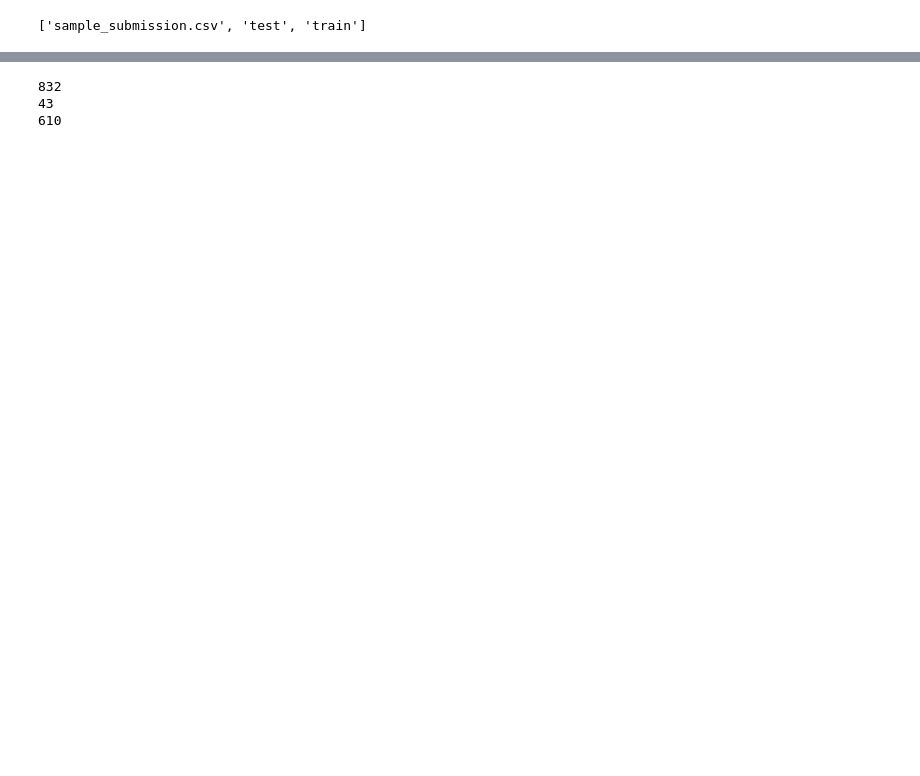
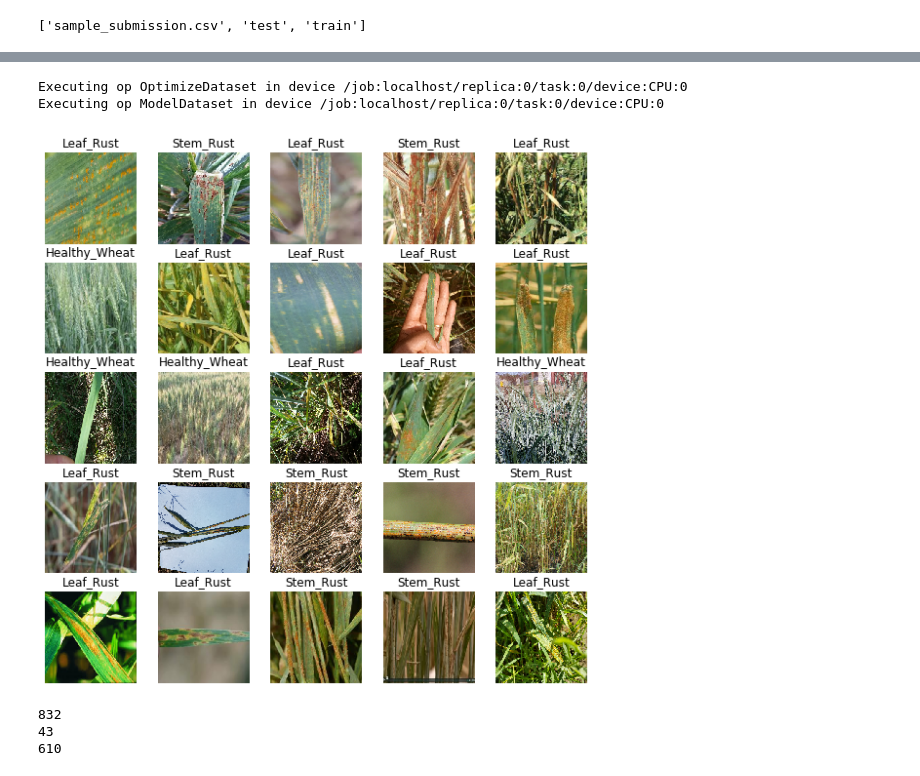
Before and after one commit to johnjdailey/iclr-cv4a-challenge1, a Jupyter notebook: notebooks/scrapbook.ipynb, the cells around one changed output, grey strips where cells are left out. Cells and saved outputs as stored; diff of their text form; code cells hidden in the pictures; blank space fills up the shorter version.

Commit message:
class wrapper data loader

```diff
--- a/notebooks/scrapbook.ipynb
+++ b/notebooks/scrapbook.ipynb
@@ -17,3 +27,5 @@ data_dir = "../data"
 os.listdir(data_dir)
 # %% [output]
 ['sample_submission.csv', 'test', 'train']
+# %%
+dataloader = DataLoader(data_dir)
@@ -19,0 +71,7 @@ os.listdir(data_dir)
+# %%
+image_batch, label_batch = next(iter(dataloader.dataset))
+show_batch(image_batch.numpy(), label_batch.numpy())
+# %% [output]
+Executing op OptimizeDataset in device /job:localhost/replica:0/task:0/device:CPU:0
+Executing op ModelDataset in device /job:localhost/replica:0/task:0/device:CPU:0
+[figure, added]
```
Also changed, not shown: parts of 8 cells of this notebook, 4 other files.
